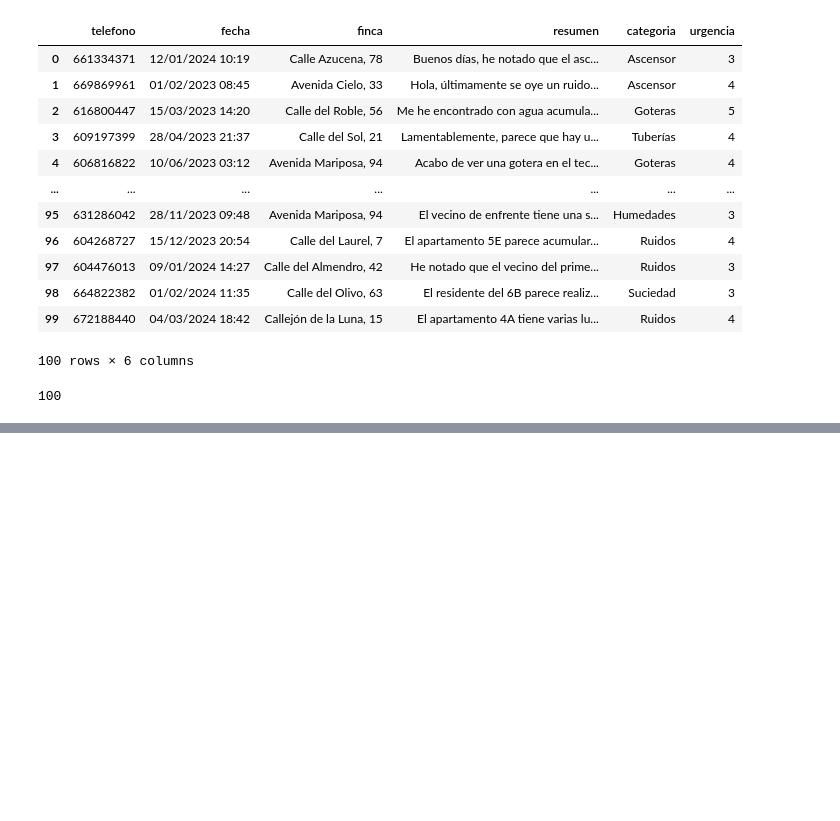
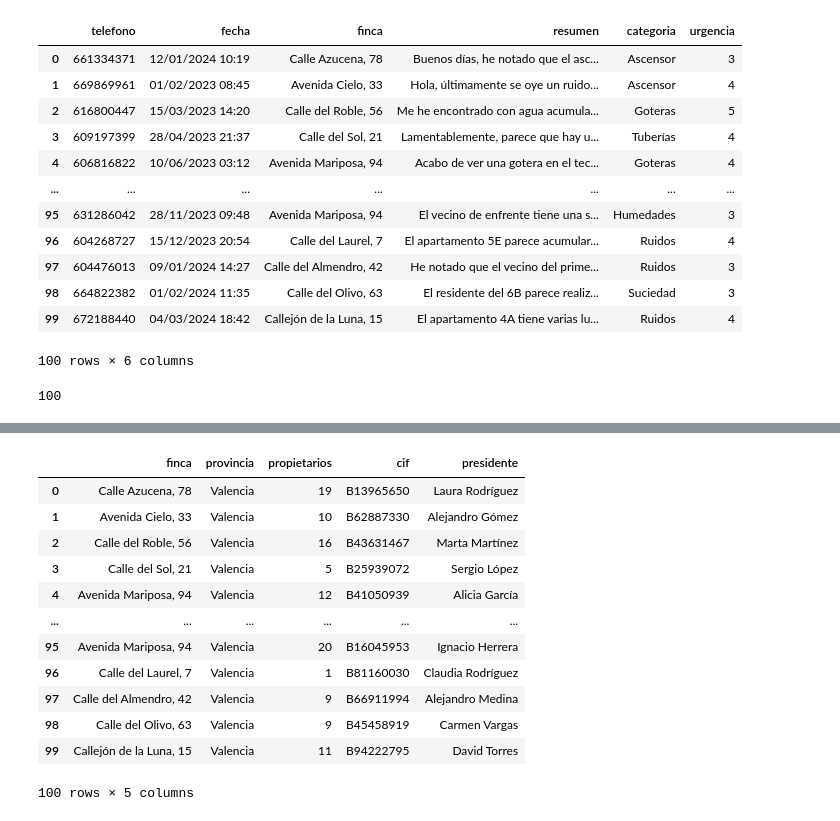
Before and after one commit to lourdes-gomez/tripulaciones-data, a Jupyter notebook: bbdd/base_datos.ipynb, the cells around one changed output, grey strips where cells are left out. Drawn from its saved outputs; the diff is of its cells as text; code cells hidden in the pictures; blank space fills up the shorter version.

```diff
--- a/bbdd/base_datos.ipynb
+++ b/bbdd/base_datos.ipynb
@@ -335,0 +427,18 @@ df
+# %%
+query = """SELECT *
+FROM fincas"""
+pd.read_sql_query(query, sqlite_conn)
+# %% [output]
+|  | finca | provincia | propietarios | cif | presidente |
+| 0 | Calle Azucena, 78 | Valencia | 19 | B13965650 | Laura Rodríguez |
+| 1 | Avenida Cielo, 33 | Valencia | 10 | B62887330 | Alejandro Gómez |
+| 2 | Calle del Roble, 56 | Valencia | 16 | B43631467 | Marta Martínez |
+| 3 | Calle del Sol, 21 | Valencia | 5 | B25939072 | Sergio López |
+| 4 | Avenida Mariposa, 94 | Valencia | 12 | B41050939 | Alicia García |
+| ... | ... | ... | ... | ... | ... |
+| 95 | Avenida Mariposa, 94 | Valencia | 20 | B16045953 | Ignacio Herrera |
+| 96 | Calle del Laurel, 7 | Valencia | 1 | B81160030 | Claudia Rodríguez |
+| 97 | Calle del Almendro, 42 | Valencia | 9 | B66911994 | Alejandro Medina |
+| 98 | Calle del Olivo, 63 | Valencia | 9 | B45458919 | Carmen Vargas |
+| 99 | Callejón de la Luna, 15 | Valencia | 11 | B94222795 | David Torres |
+100 rows × 5 columns
```
Also changed, not shown: parts of 14 cells of this notebook, 2 other files.
